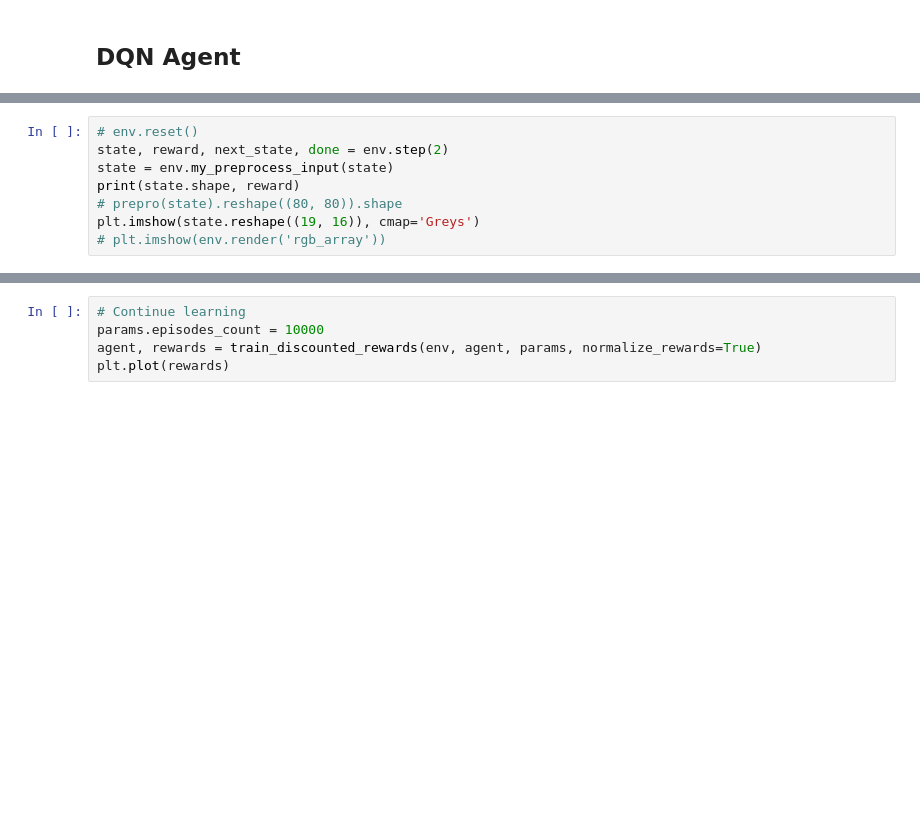
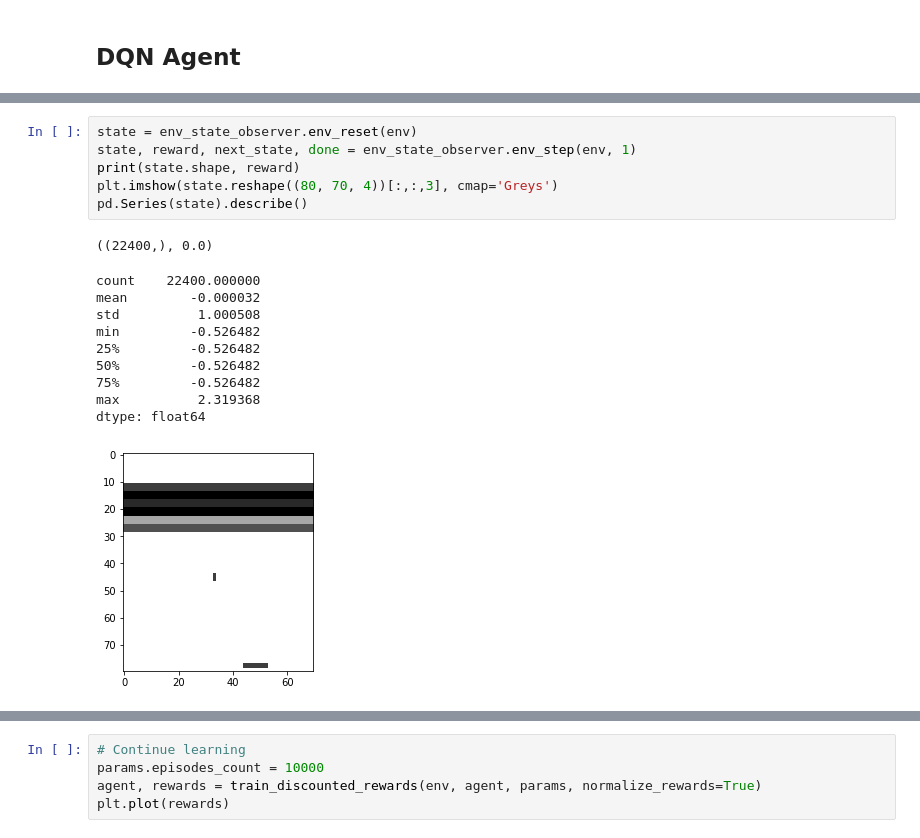
Before and after one commit to omikad/studying-ml, a Jupyter notebook: RL/gymbook.ipynb, the cells around one changed output, grey strips where cells are left out. Drawn from its saved outputs; the diff is of its cells as text; blank space fills up the shorter version.

```diff
--- a/RL/gymbook.ipynb
+++ b/RL/gymbook.ipynb
@@ -248,11 +264,21 @@ Parameters: 1216
 # %%
-# env.reset()
-state, reward, next_state, done = env.step(2)
-state = env.my_preprocess_input(state)
+state = env_state_observer.env_reset(env)
+state, reward, next_state, done = env_state_observer.env_step(env, 1)
 print(state.shape, reward)
-# prepro(state).reshape((80, 80)).shape
-plt.imshow(state.reshape((19, 16)), cmap='Greys')
-# plt.imshow(env.render('rgb_array'))
+plt.imshow(state.reshape((80, 70, 4))[:,:,3], cmap='Greys')
+pd.Series(state).describe()
+# %% [output]
+((22400,), 0.0)
+count    22400.000000
+mean        -0.000032
+std          1.000508
+min         -0.526482
+25%         -0.526482
+50%         -0.526482
+75%         -0.526482
+max          2.319368
+dtype: float64
+[figure, added]
 # %%
 tf.reset_default_graph()
 
```
Also changed, not shown: parts of 4 cells of this notebook, 2 other files.
